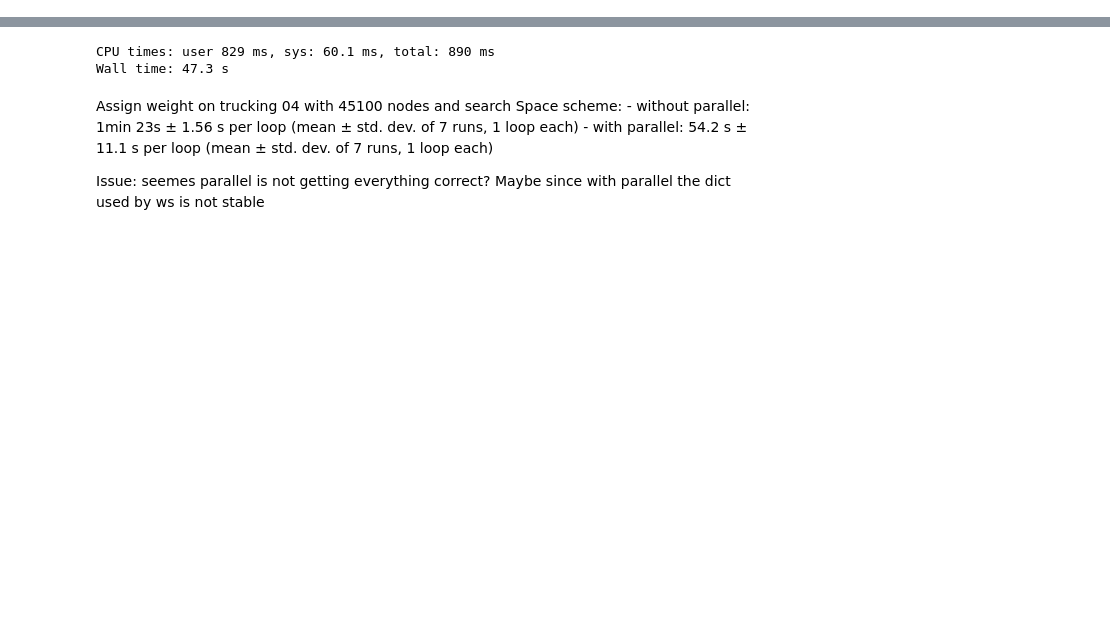
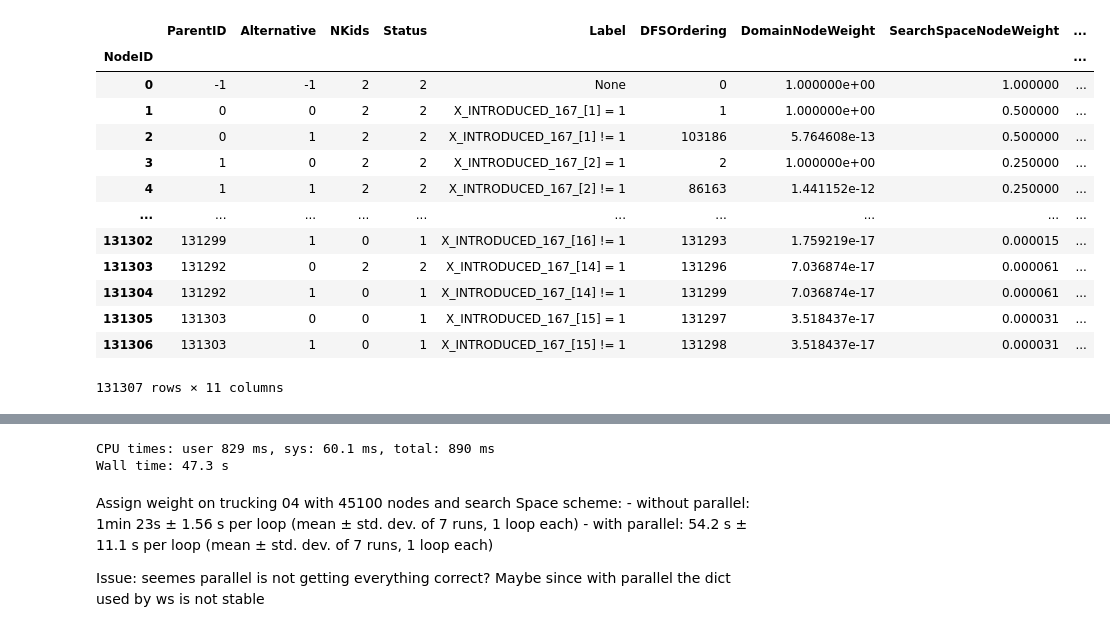
Before and after one commit to LongDangHoang/CPProgressEstimation, a Jupyter notebook: testground.ipynb, the cells around one changed output, grey strips where cells are left out. Drawn from its saved outputs; the diff is of its cells as text; code cells hidden in the pictures; blank space fills up the shorter version.

```diff
--- a/testground.ipynb
+++ b/testground.ipynb
@@ -21,31 +21,48 @@ from typing import List
 %matplotlib inline
 # %%
 image_folder = 'graphs/'
-tree = 'benchmark_models/trucking/trees/04.sqlite'
+tree = 'benchmark_models/grid-colouring/trees/5_6.sqlite'
 info_df = to_df(tree, 'info').set_index('NodeID')
 nodes_df = to_df(tree, 'nodes').set_index('NodeID')
 map_dict = {}
 
-if 'SubtreeSize' not in nodes_df:
-    calculate_subtree_size(nodes_df)
-    to_sqlite(nodes_df, tree)
+# if 'SubtreeSize' not in nodes_df:
+#     calculate_subtree_size(nodes_df)
+#     to_sqlite(nodes_df, tree)
 
-valid_df = nodes_df[nodes_df['Status'] != 3]
+# valid_df = nodes_df[nodes_df['Status'] != 3]
 
-def get_split_var(row, mappings=None):
-    node_idx = row.name
-    par_idx = valid_df.loc[node_idx, 'ParentID']
-    if par_idx == - 1:
-        return None
-    cands, _, par_domain, children_domain = find_split_variable(par_idx, valid_df, info_df, mappings)
-    return cands[0] if len(cands) == 1 else None
+# def get_split_var(row, mappings=None):
+#     node_idx = row.name
+#     par_idx = valid_df.loc[node_idx, 'ParentID']
+#     if par_idx == - 1:
+#         return None
+#     cands, _, par_domain, children_domain = find_split_variable(par_idx, valid_df, info_df, mappings)
+#     return cands[0] if len(cands) == 1 else None
 
-def get_parent_column(column: str, df: pd.DataFrame) -> pd.Series:
-    has_root = 1 if 0 == df.index[0] else 0
-    j = df.iloc[has_root:, :].reset_index().set_index('ParentID')[['NodeID', column]]
-    j.loc[:, column] = df.loc[df.iloc[has_root:, :]['ParentID'], column]
-    return j.reset_index().set_index('NodeID')[column]
+# def get_parent_column(column: str, df: pd.DataFrame) -> pd.Series:
+#     has_root = 1 if 0 == df.index[0] else 0
+#     j = df.iloc[has_root:, :].reset_index().set_index('ParentID')[['NodeID', column]]
+#     j.loc[:, column] = df.loc[df.iloc[has_root:, :]['ParentID'], column]
+#     return j.reset_index().set_index('NodeID')[column]
 
-valid_df.loc[:, 'SplitVariable'] = valid_df.apply(get_split_var, axis=1, mappings=map_dict)
-valid_df.loc[:, 'SubtreeSizeWeight'] = valid_df['SubtreeSize'] / get_parent_column('SubtreeSize', valid_df)
-valid_df.loc[:, 'SearchSpaceWeight'] = valid_df['SearchSpaceNodeWeight'] / get_parent_column('SearchSpaceNodeWeight', valid_df)
+# valid_df.loc[:, 'SplitVariable'] = valid_df.apply(get_split_var, axis=1, mappings=map_dict)
+# valid_df.loc[:, 'SubtreeSizeWeight'] = valid_df['SubtreeSize'] / get_parent_column('SubtreeSize', valid_df)
+# valid_df.loc[:, 'SearchSpaceWeight'] = valid_df['SearchSpaceNodeWeight'] / get_parent_column('SearchSpaceNodeWeight', valid_df)
+# %%
+nodes_df
+# %% [output]
+|  | ParentID | Alternative | NKids | Status | Label | DFSOrdering | DomainNodeWeight | SearchSpaceNodeWeight | ... |
+| NodeID |  |  |  |  |  |  |  |  | ... |
+| 0 | -1 | -1 | 2 | 2 | None | 0 | 1.000000e+00 | 1.000000 | ... |
+| 1 | 0 | 0 | 2 | 2 | X_INTRODUCED_167_[1] = 1 | 1 | 1.000000e+00 | 0.500000 | ... |
+| 2 | 0 | 1 | 2 | 2 | X_INTRODUCED_167_[1] != 1 | 103186 | 5.764608e-13 | 0.500000 | ... |
+| 3 | 1 | 0 | 2 | 2 | X_INTRODUCED_167_[2] = 1 | 2 | 1.000000e+00 | 0.250000 | ... |
+| 4 | 1 | 1 | 2 | 2 | X_INTRODUCED_167_[2] != 1 | 86163 | 1.441152e-12 | 0.250000 | ... |
+| ... | ... | ... | ... | ... | ... | ... | ... | ... | ... |
+| 131302 | 131299 | 1 | 0 | 1 | X_INTRODUCED_167_[16] != 1 | 131293 | 1.759219e-17 | 0.000015 | ... |
+| 131303 | 131292 | 0 | 2 | 2 | X_INTRODUCED_167_[14] = 1 | 131296 | 7.036874e-17 | 0.000061 | ... |
+| 131304 | 131292 | 1 | 0 | 1 | X_INTRODUCED_167_[14] != 1 | 131299 | 7.036874e-17 | 0.000061 | ... |
+| 131305 | 131303 | 0 | 0 | 1 | X_INTRODUCED_167_[15] = 1 | 131297 | 3.518437e-17 | 0.000031 | ... |
+| 131306 | 131303 | 1 | 0 | 1 | X_INTRODUCED_167_[15] != 1 | 131298 | 3.518437e-17 | 0.000031 | ... |
+131307 rows × 11 columns
```
Also changed, not shown: parts of 17 cells of this notebook, 7 other files.
